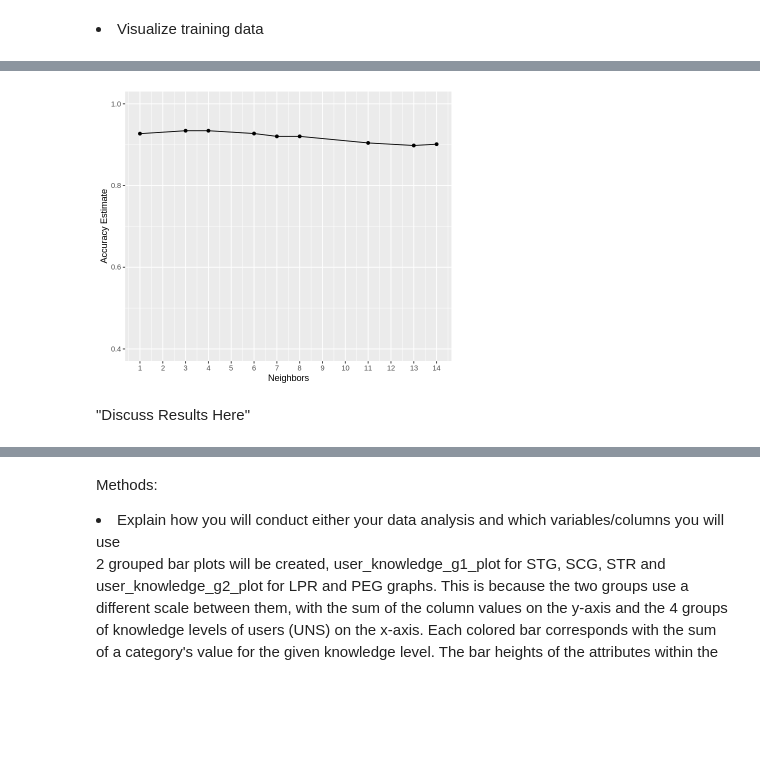
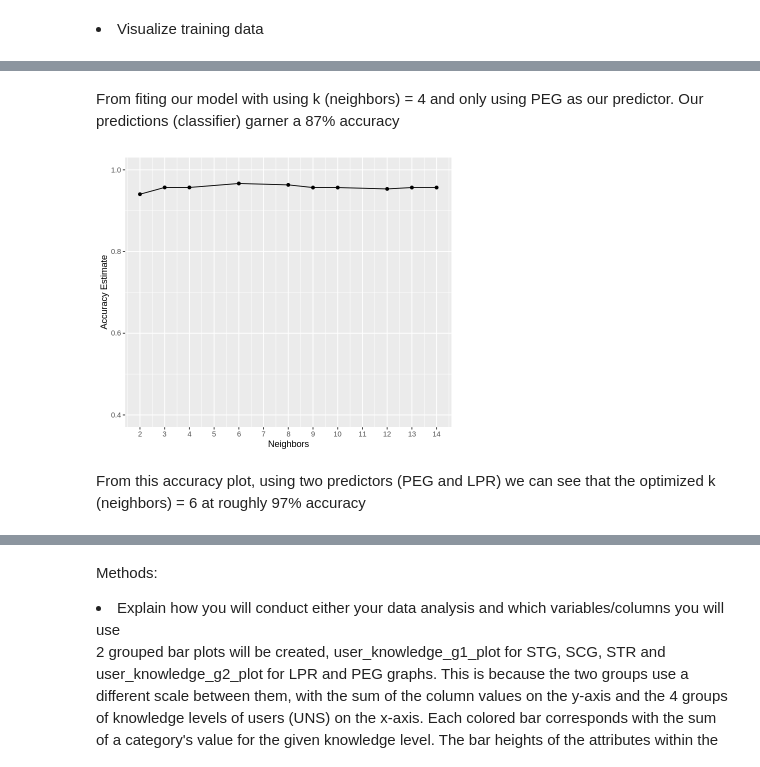
Before and after one commit to moirarenata/Analysis-of-Attributes-Relating-to-User-Knowledge-Levels-Pertaining-to-DC-Machines-in-a-Given-Datase, a Jupyter notebook: project_actual_allvalues.ipynb, the cells around one changed output, grey strips where cells are left out. Saved outputs shown, nothing was run; the diff lists cells and outputs as text; code cells hidden in the pictures; blank space fills up the shorter version.

```diff
--- a/project_actual_allvalues.ipynb
+++ b/project_actual_allvalues.ipynb
@@ -85,12 +85,13 @@ Making 'packages.html' ...
 # %%
 user_knowledge_data1 <- read_excel("data/Data_User_Modeling_Dataset.xls", sheet = 2)
 user_knowledge_data2 <- read_excel("data/Data_User_Modeling_Dataset.xls", sheet = 3)
-user_knowledge_data2$UNS <- as.character(user_knowledge_data2$UNS)
-user_knowledge_data2$UNS[user_knowledge_data2$UNS == "Very Low"] <- "very_low"
+user_knowledge_data1$UNS <- as.character(user_knowledge_data1$UNS)
+user_knowledge_data1$UNS[user_knowledge_data1$UNS == "very_low"] <- "Very Low"
 
 user_knowledge_data <- rbind (user_knowledge_data1,user_knowledge_data2)
 user_knowledge_data
 
+
 user_knowledge_data <- user_knowledge_data %>%
         mutate(UNS = as_factor(UNS))
 # %% [output]
@@ -318,33 +459,37 @@ Picking joint bandwidth of 0.0259
+# %% [markdown]
+From fiting our model with using k (neighbors) = 4 and only using PEG as our predictor. Our predictions (classifier) garner a 87% accuracy
 # %%
-knowledge_recipe <- recipe(UNS ~ PEG + LPR + SCG, data = knowledge_data_training)
+set.seed(2000)
+
+knowledge_recipe <- recipe(UNS ~ PEG + LPR, data = knowledge_data_training)
 
 knowledge_tune <- nearest_neighbor(weight_func = "rectangular", neighbors = tune()) %>%
        set_engine("kknn") %>%
        set_mode("classification")
 
 knowledge_vfold <- vfold_cv(knowledge_data_training, v = 5, strata = UNS)
 
 knowledge_results <- workflow() %>%
        add_recipe(knowledge_recipe) %>%
        add_model(knowledge_tune) %>%
        tune_grid(resamples = knowledge_vfold, grid = 10) %>%
        collect_metrics()
 
 options(repr.plot.height = 5, repr.plot.width = 6)
 
 accuracies <- knowledge_results %>%
        filter(.metric == "accuracy")
 
 accuracies_plot <- ggplot(accuracies, aes(x = neighbors, y = mean)) +
        geom_point() +
        geom_line() +
        labs(x = "Neighbors", y = "Accuracy Estimate") +
        scale_x_continuous(breaks = seq(0, 14, by = 1)) +
        scale_y_continuous(limits = c(0.4, 1.0))
 
 accuracies_plot
 # %% [output]
-[figure, old version]
+[figure, new version]
-# %% [markdown]
-"Discuss Results Here"
+# %% [markdown]
+From this accuracy plot, using two predictors (PEG and LPR) we can see that the optimized k (neighbors) = 6 at roughly 97% accuracy
 # %%
```
Also changed, not shown: parts of 20 cells of this notebook.
